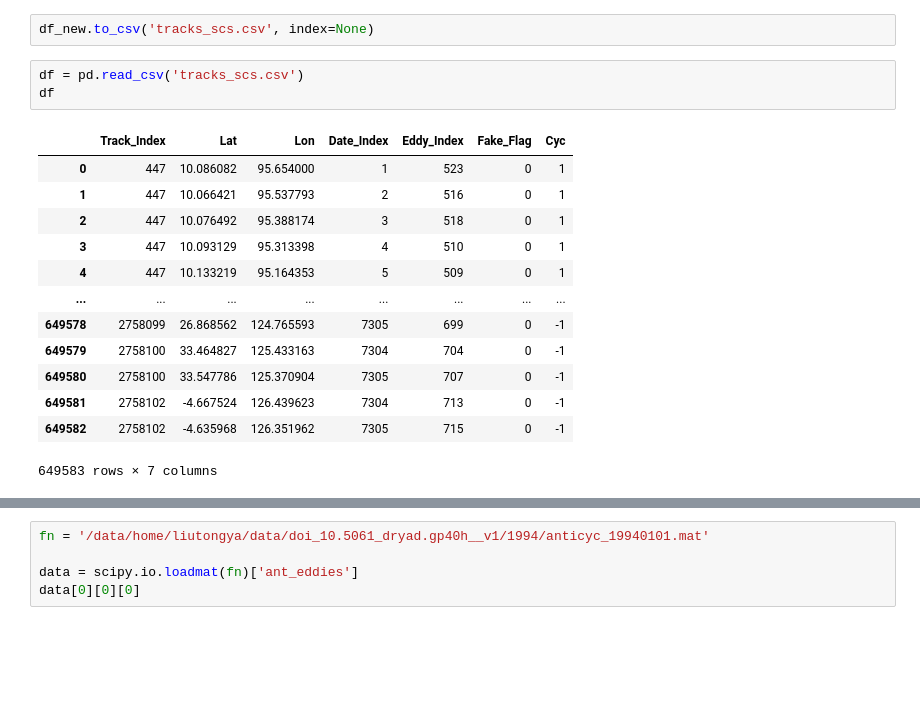
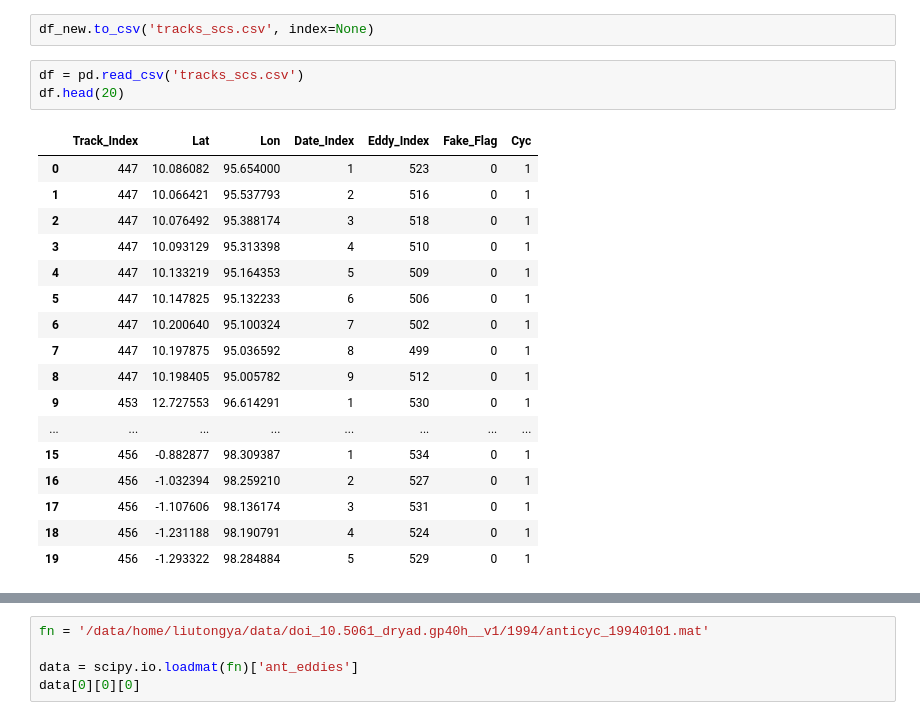
Before and after one commit to liutongya/SCS_Eddy, a Jupyter notebook: processing_SSH_eddy.ipynb, the cells around one changed output, grey strips where cells are left out. Drawn from its saved outputs; the diff is of its cells as text; blank space fills up the shorter version.

```diff
--- a/processing_SSH_eddy.ipynb
+++ b/processing_SSH_eddy.ipynb
@@ -37,18 +37,22 @@ df_new.shape
 df_new.to_csv('tracks_scs.csv', index=None)
 # %%
 df = pd.read_csv('tracks_scs.csv')
-df
+df.head(20)
 # %% [output]
 |  | Track_Index | Lat | Lon | Date_Index | Eddy_Index | Fake_Flag | Cyc |
 | 0 | 447 | 10.086082 | 95.654000 | 1 | 523 | 0 | 1 |
 | 1 | 447 | 10.066421 | 95.537793 | 2 | 516 | 0 | 1 |
 | 2 | 447 | 10.076492 | 95.388174 | 3 | 518 | 0 | 1 |
 | 3 | 447 | 10.093129 | 95.313398 | 4 | 510 | 0 | 1 |
 | 4 | 447 | 10.133219 | 95.164353 | 5 | 509 | 0 | 1 |
+| 5 | 447 | 10.147825 | 95.132233 | 6 | 506 | 0 | 1 |
+| 6 | 447 | 10.200640 | 95.100324 | 7 | 502 | 0 | 1 |
+| 7 | 447 | 10.197875 | 95.036592 | 8 | 499 | 0 | 1 |
+| 8 | 447 | 10.198405 | 95.005782 | 9 | 512 | 0 | 1 |
+| 9 | 453 | 12.727553 | 96.614291 | 1 | 530 | 0 | 1 |
 | ... | ... | ... | ... | ... | ... | ... | ... |
-| 649578 | 2758099 | 26.868562 | 124.765593 | 7305 | 699 | 0 | -1 |
-| 649579 | 2758100 | 33.464827 | 125.433163 | 7304 | 704 | 0 | -1 |
-| 649580 | 2758100 | 33.547786 | 125.370904 | 7305 | 707 | 0 | -1 |
-| 649581 | 2758102 | -4.667524 | 126.439623 | 7304 | 713 | 0 | -1 |
-| 649582 | 2758102 | -4.635968 | 126.351962 | 7305 | 715 | 0 | -1 |
+| 15 | 456 | -0.882877 | 98.309387 | 1 | 534 | 0 | 1 |
+| 16 | 456 | -1.032394 | 98.259210 | 2 | 527 | 0 | 1 |
+| 17 | 456 | -1.107606 | 98.136174 | 3 | 531 | 0 | 1 |
+| 18 | 456 | -1.231188 | 98.190791 | 4 | 524 | 0 | 1 |
+| 19 | 456 | -1.293322 | 98.284884 | 5 | 529 | 0 | 1 |
-649583 rows × 7 columns
```
Also changed, not shown: parts of 1 cell of this notebook.
